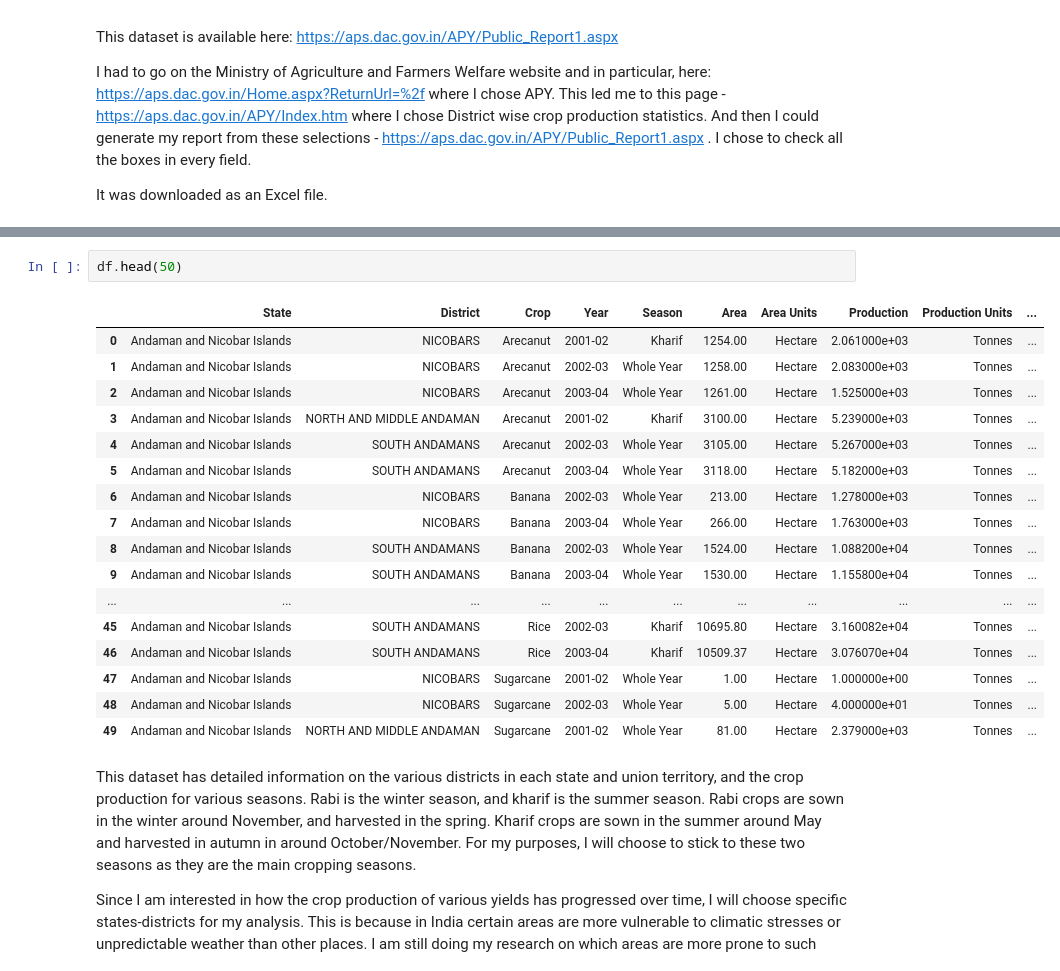
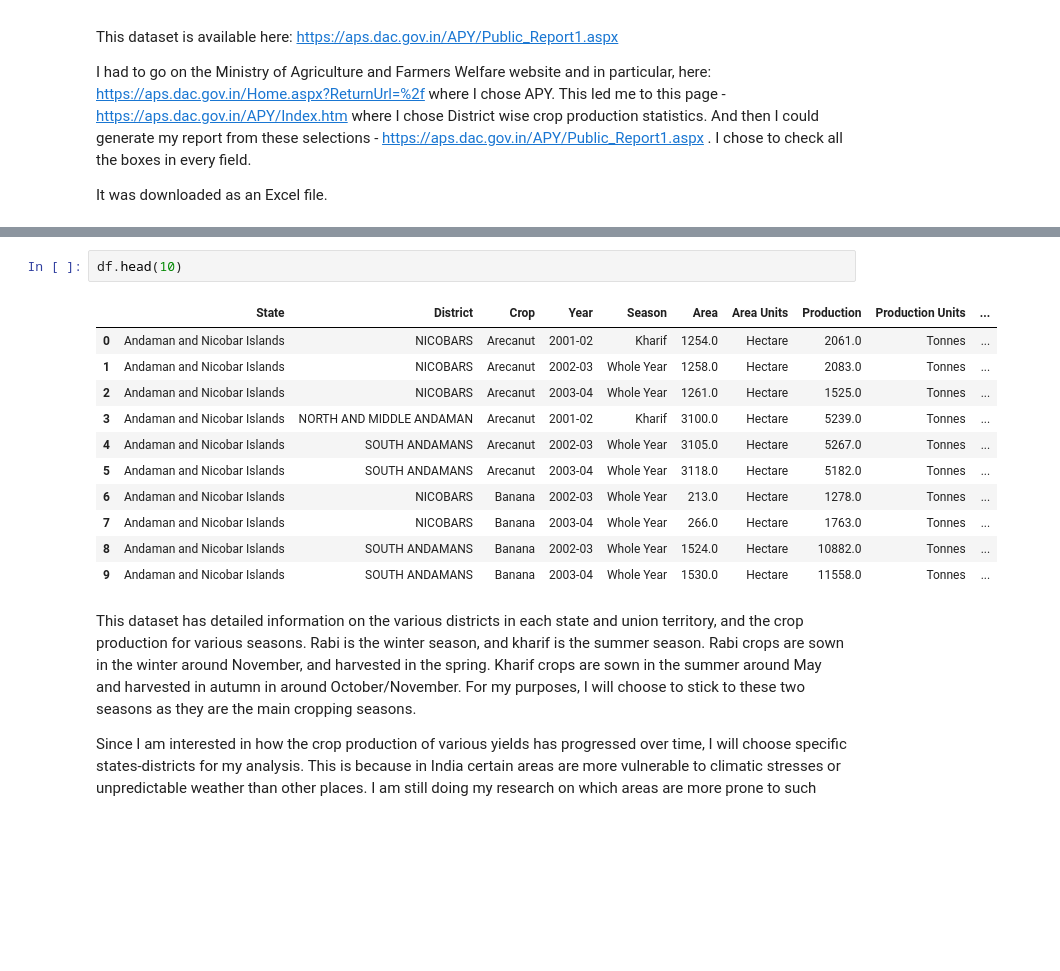
Before and after one commit to ananyatiwari14/DATAPROJECTFall2022, a Jupyter notebook: j33 finals.ipynb, the cells around one changed output, grey strips where cells are left out. Cells and saved outputs as stored; diff of their text form; blank space fills up the shorter version.

```diff
--- a/j33 finals.ipynb
+++ b/j33 finals.ipynb
@@ -43,23 +51,17 @@ KeyError: 'Unnamed: 0'
 # %%
-df.head(50)
+df.head(10)
 # %% [output]
 |  | State | District | Crop | Year | Season | Area | Area Units | Production | Production Units | ... |
-| 0 | Andaman and Nicobar Islands | NICOBARS | Arecanut | 2001-02 | Kharif | 1254.00 | Hectare | 2.061000e+03 | Tonnes | ... |
-| 1 | Andaman and Nicobar Islands | NICOBARS | Arecanut | 2002-03 | Whole Year | 1258.00 | Hectare | 2.083000e+03 | Tonnes | ... |
-| 2 | Andaman and Nicobar Islands | NICOBARS | Arecanut | 2003-04 | Whole Year | 1261.00 | Hectare | 1.525000e+03 | Tonnes | ... |
-| 3 | Andaman and Nicobar Islands | NORTH AND MIDDLE ANDAMAN | Arecanut | 2001-02 | Kharif | 3100.00 | Hectare | 5.239000e+03 | Tonnes | ... |
-| 4 | Andaman and Nicobar Islands | SOUTH ANDAMANS | Arecanut | 2002-03 | Whole Year | 3105.00 | Hectare | 5.267000e+03 | Tonnes | ... |
-| 5 | Andaman and Nicobar Islands | SOUTH ANDAMANS | Arecanut | 2003-04 | Whole Year | 3118.00 | Hectare | 5.182000e+03 | Tonnes | ... |
-| 6 | Andaman and Nicobar Islands | NICOBARS | Banana | 2002-03 | Whole Year | 213.00 | Hectare | 1.278000e+03 | Tonnes | ... |
-| 7 | Andaman and Nicobar Islands | NICOBARS | Banana | 2003-04 | Whole Year | 266.00 | Hectare | 1.763000e+03 | Tonnes | ... |
-| 8 | Andaman and Nicobar Islands | SOUTH ANDAMANS | Banana | 2002-03 | Whole Year | 1524.00 | Hectare | 1.088200e+04 | Tonnes | ... |
-| 9 | Andaman and Nicobar Islands | SOUTH ANDAMANS | Banana | 2003-04 | Whole Year | 1530.00 | Hectare | 1.155800e+04 | Tonnes | ... |
-| ... | ... | ... | ... | ... | ... | ... | ... | ... | ... | ... |
-| 45 | Andaman and Nicobar Islands | SOUTH ANDAMANS | Rice | 2002-03 | Kharif | 10695.80 | Hectare | 3.160082e+04 | Tonnes | ... |
-| 46 | Andaman and Nicobar Islands | SOUTH ANDAMANS | Rice | 2003-04 | Kharif | 10509.37 | Hectare | 3.076070e+04 | Tonnes | ... |
-| 47 | Andaman and Nicobar Islands | NICOBARS | Sugarcane | 2001-02 | Whole Year | 1.00 | Hectare | 1.000000e+00 | Tonnes | ... |
-| 48 | Andaman and Nicobar Islands | NICOBARS | Sugarcane | 2002-03 | Whole Year | 5.00 | Hectare | 4.000000e+01 | Tonnes | ... |
-| 49 | Andaman and Nicobar Islands | NORTH AND MIDDLE ANDAMAN | Sugarcane | 2001-02 | Whole Year | 81.00 | Hectare | 2.379000e+03 | Tonnes | ... |
+| 0 | Andaman and Nicobar Islands | NICOBARS | Arecanut | 2001-02 | Kharif | 1254.0 | Hectare | 2061.0 | Tonnes | ... |
+| 1 | Andaman and Nicobar Islands | NICOBARS | Arecanut | 2002-03 | Whole Year | 1258.0 | Hectare | 2083.0 | Tonnes | ... |
+| 2 | Andaman and Nicobar Islands | NICOBARS | Arecanut | 2003-04 | Whole Year | 1261.0 | Hectare | 1525.0 | Tonnes | ... |
+| 3 | Andaman and Nicobar Islands | NORTH AND MIDDLE ANDAMAN | Arecanut | 2001-02 | Kharif | 3100.0 | Hectare | 5239.0 | Tonnes | ... |
+| 4 | Andaman and Nicobar Islands | SOUTH ANDAMANS | Arecanut | 2002-03 | Whole Year | 3105.0 | Hectare | 5267.0 | Tonnes | ... |
+| 5 | Andaman and Nicobar Islands | SOUTH ANDAMANS | Arecanut | 2003-04 | Whole Year | 3118.0 | Hectare | 5182.0 | Tonnes | ... |
+| 6 | Andaman and Nicobar Islands | NICOBARS | Banana | 2002-03 | Whole Year | 213.0 | Hectare | 1278.0 | Tonnes | ... |
+| 7 | Andaman and Nicobar Islands | NICOBARS | Banana | 2003-04 | Whole Year | 266.0 | Hectare | 1763.0 | Tonnes | ... |
+| 8 | Andaman and Nicobar Islands | SOUTH ANDAMANS | Banana | 2002-03 | Whole Year | 1524.0 | Hectare | 10882.0 | Tonnes | ... |
+| 9 | Andaman and Nicobar Islands | SOUTH ANDAMANS | Banana | 2003-04 | Whole Year | 1530.0 | Hectare | 11558.0 | Tonnes | ... |
 # %% [markdown]
 This dataset has detailed information on the various districts in each state and union territory, and the crop production for various seasons. Rabi is the winter season, and kharif is the summer season. Rabi crops are sown in the winter around November, and harvested in the spring. Kharif crops are sown in the summer around May and harvested in autumn in around October/November. For my purposes, I will choose to stick to these two seasons as they are the main cropping seasons.
 
```
Also changed, not shown: parts of 24 cells of this notebook, 1 other file.
